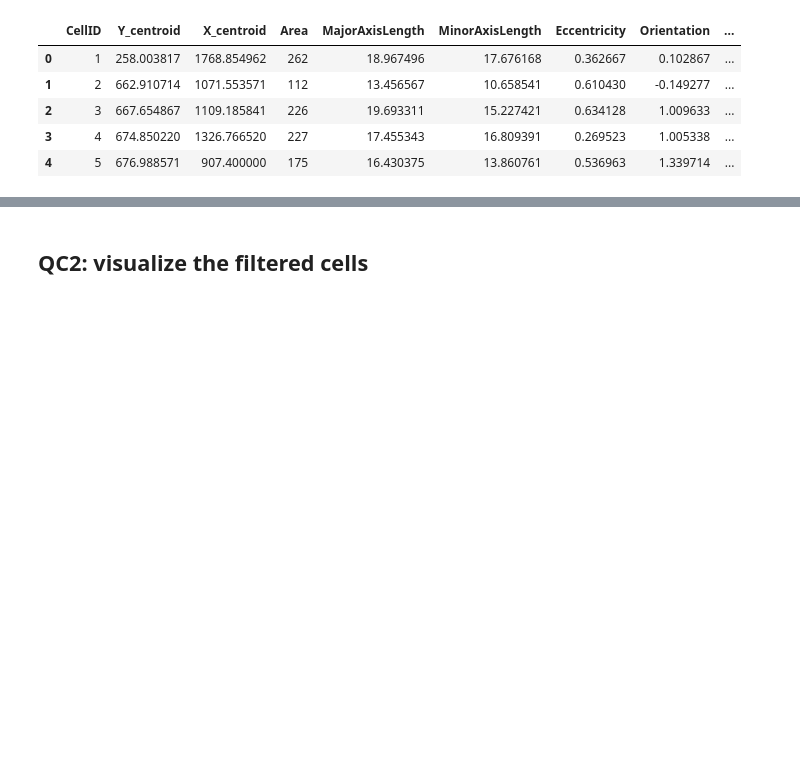
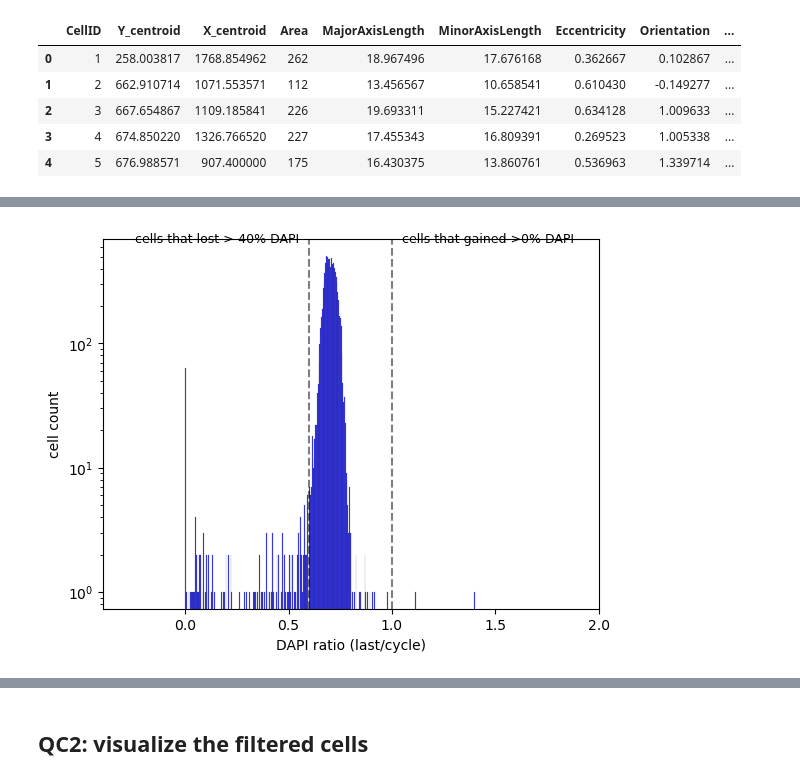
Before and after one commit to CosciaLab/openDVP, a Jupyter notebook: sdata_notebooks/2_FilterArtefacts.ipynb, the cells around one changed output, grey strips where cells are left out. Drawn from its saved outputs; the diff is of its cells as text; code cells hidden in the pictures; blank space fills up the shorter version.

Commit message:
filtering by annotations 1.3 class names

```diff
--- a/sdata_notebooks/2_FilterArtefacts.ipynb
+++ b/sdata_notebooks/2_FilterArtefacts.ipynb
@@ -197,0 +223,8 @@ sdata['imaging'].obs.head()
+# %%
+adata = filtering.filter_by_ratio(
+    sdata['imaging'],
+    end_cycle='DNA_8',
+    start_cycle="DNA_6",
+    label="DAPI",
+    min_ratio=0.6, max_ratio=1.00)
+# %% [output]
@@ -197,0 +236 @@ sdata['imaging'].obs.head()
+[figure, added]
```
Also changed, not shown: parts of 20 cells of this notebook, 1 other file.
